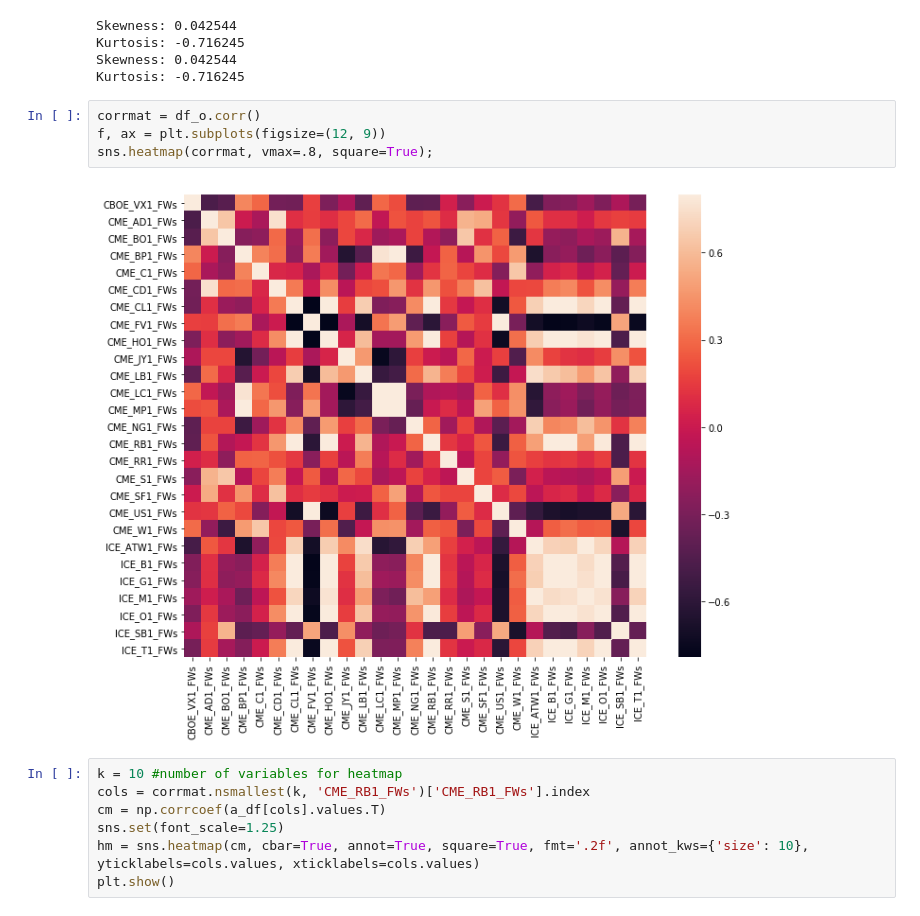
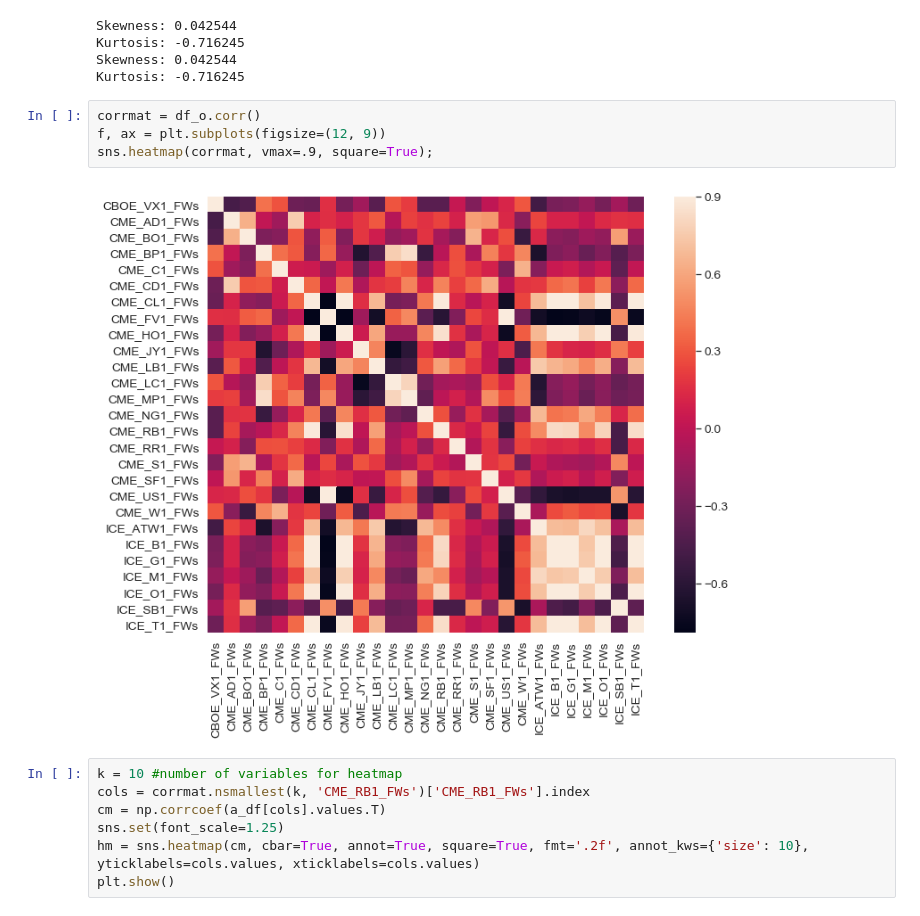
Before and after one commit to brownal05/globaltrade, a Jupyter notebook: alex/LTSMMULTI.ipynb, the cells around one changed output. Saved outputs shown, nothing was run; the diff lists cells and outputs as text.

```diff
--- a/alex/LTSMMULTI.ipynb
+++ b/alex/LTSMMULTI.ipynb
@@ -118,9 +120,9 @@ Kurtosis: -0.716245
 # %%
 corrmat = df_o.corr()
 f, ax = plt.subplots(figsize=(12, 9))
-sns.heatmap(corrmat, vmax=.8, square=True);
+sns.heatmap(corrmat, vmax=.9, square=True);
 # %% [output]
-[figure, old version]
+[figure, new version]
 # %%
 k = 10 #number of variables for heatmap
 cols = corrmat.nsmallest(k, 'CME_RB1_FWs')['CME_RB1_FWs'].index
```
Also changed, not shown: parts of 22 cells of this notebook, 10 other files.
